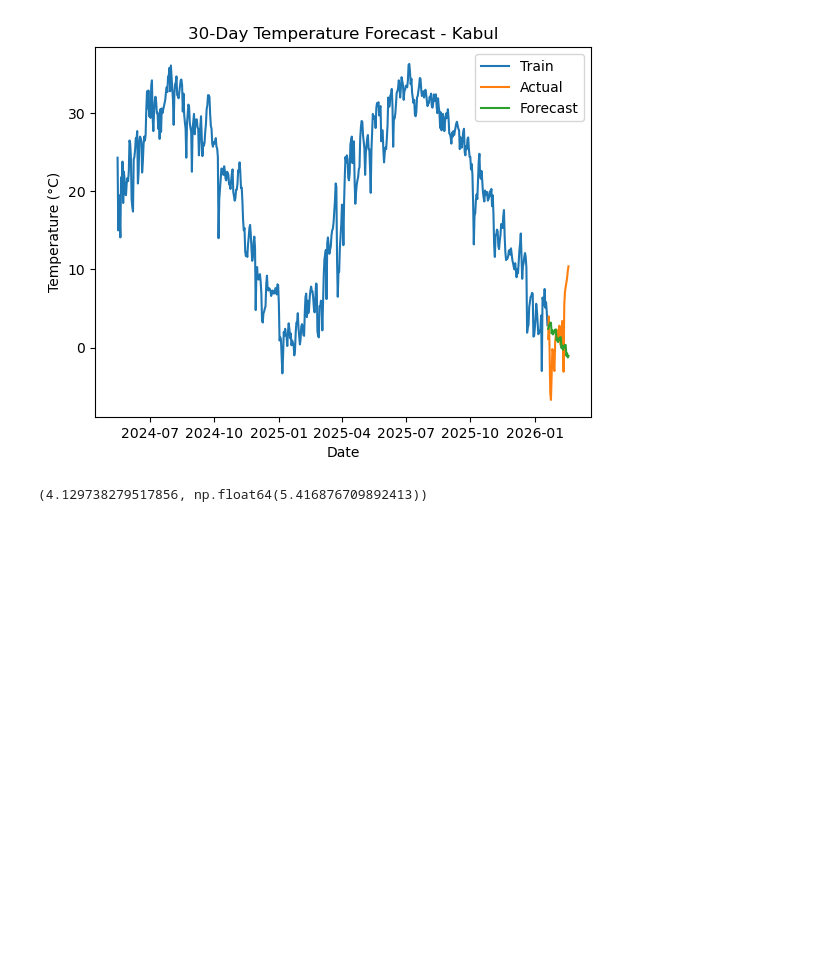
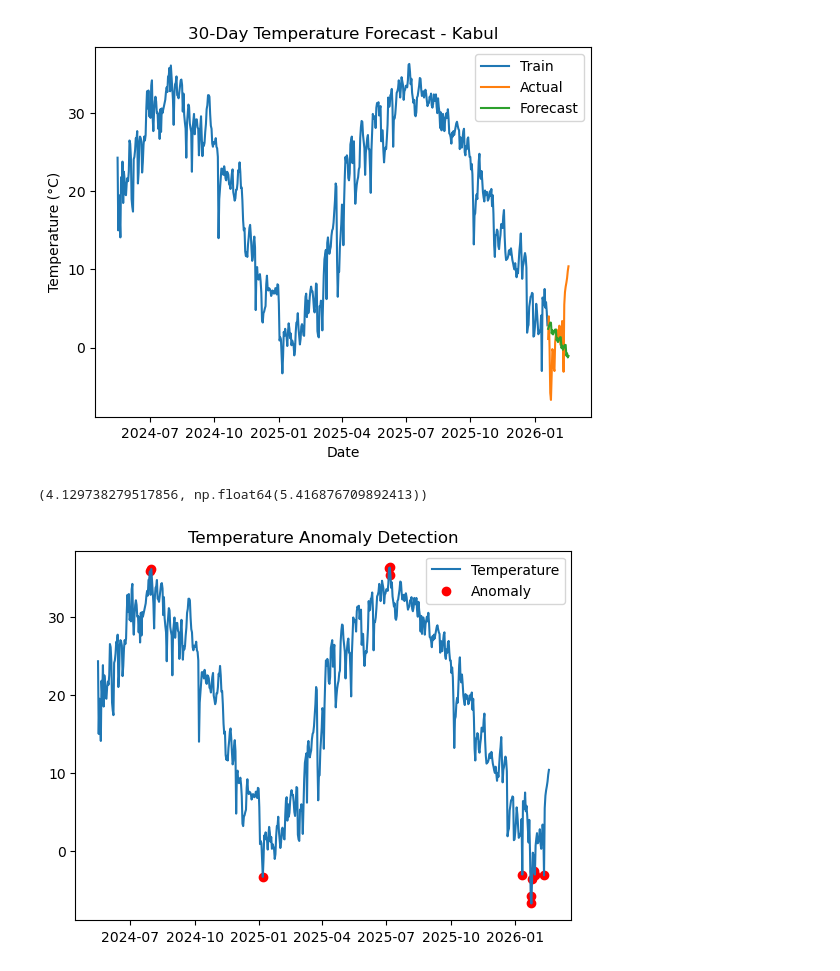
Before and after one commit to anishkkhaire/weather-trend-forecasting, a Jupyter notebook: Weather_Forecast_Project.ipynb, the cells around one changed output. Drawn from its saved outputs; the diff is of its cells as text; code cells hidden in the pictures; blank space fills up the shorter version.

```diff
--- a/Weather_Forecast_Project.ipynb
+++ b/Weather_Forecast_Project.ipynb
@@ -168,3 +168,20 @@ rmse = np.sqrt(mean_squared_error(test, forecast))
 mae, rmse
 # %% [output]
 (4.129738279517856, np.float64(5.416876709892413))
+# %%
+from sklearn.ensemble import IsolationForest
+import matplotlib.pyplot as plt
+
+clf = IsolationForest(contamination=0.02, random_state=42)
+flags = clf.fit_predict(ts.values.reshape(-1, 1))
+
+anomalies = ts[flags == -1]
+
+plt.figure()
+plt.plot(ts, label="Temperature")
+plt.scatter(anomalies.index, anomalies, color='red', label="Anomaly")
+plt.legend()
+plt.title("Temperature Anomaly Detection")
+plt.show()
+# %% [output]
+[figure, added]
```
Also changed, not shown: parts of 5 cells of this notebook.
